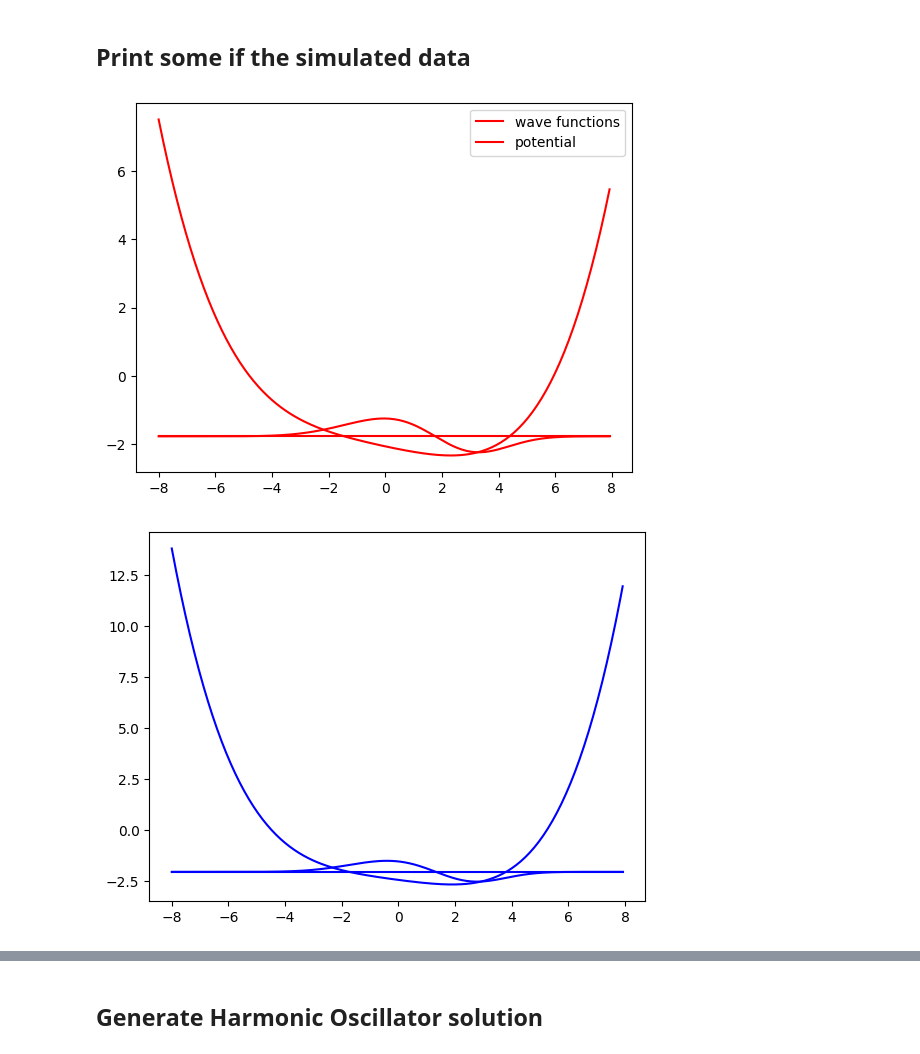
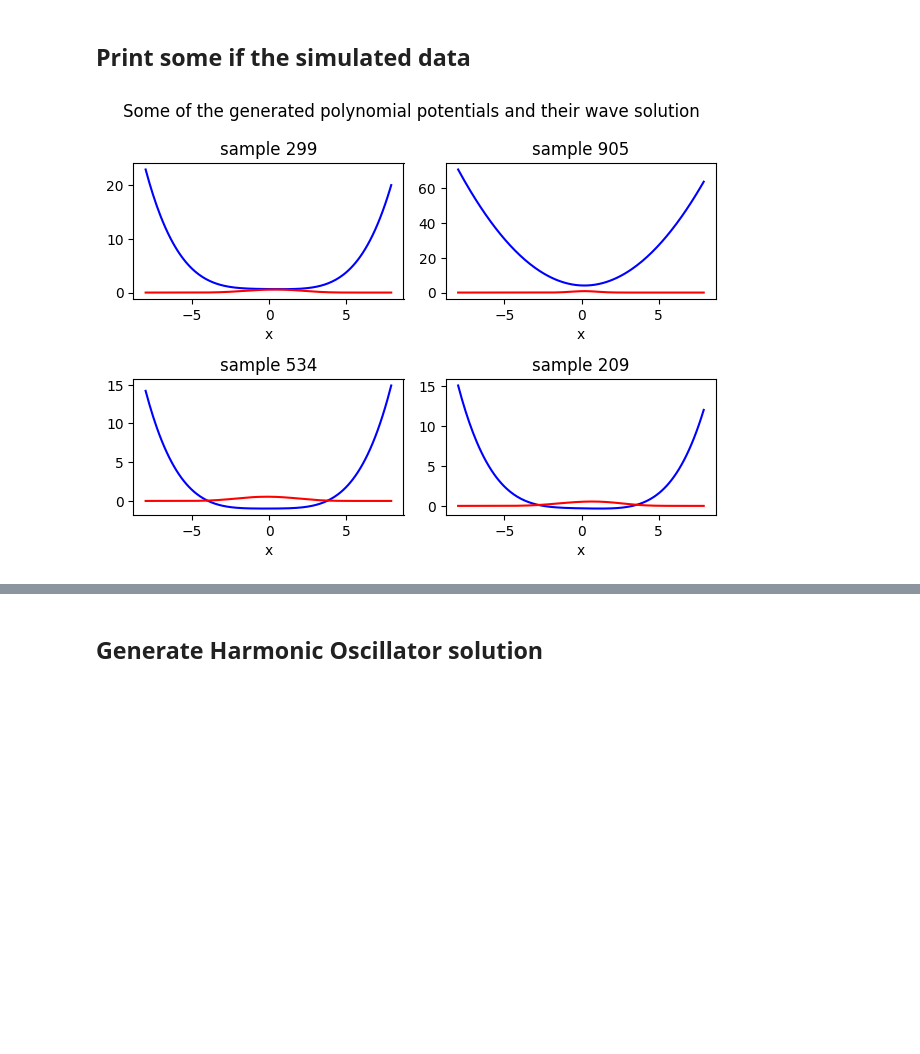
Before and after one commit to JCLMantilla/schrodinger-equation-DNN, a Jupyter notebook: DNN_final.ipynb, the cells around one changed output, grey strips where cells are left out. Drawn from its saved outputs; the diff is of its cells as text; code cells hidden in the pictures; blank space fills up the shorter version.

```diff
--- a/DNN_final.ipynb
+++ b/DNN_final.ipynb
@@ -283,9 +50,9 @@ class eigen_state_potential:
 # %%
 xmin = -8
 xmax = 8
-n_state = 1
+n_state = 0 # Keep in mind that the model will only predict the n state
 N = 200
-n_samples=1000
+n_samples=200
 
 # We generate the values of alpha
 alpha_min = np.array([-150,-10,0.3,-0.1,0])/50
@@ -302,14 +69,16 @@ alpha_max2 = np.array([5,1,1.0,0,0])
 r_alpha = np.random.random((int(n_samples*0.2), k)) # Values between 0 and 1
 alpha2 = r_alpha*(alpha_max2 - alpha_min2)+ alpha_min2 # random alpha
 alpha = np.concatenate((alpha1, alpha2))
-print(alpha)
+#print(alpha)
 
 # TODO generate the data from the eigen state potential
 data_gen = eigen_state_potential(alpha_min, alpha_max, N, xmin, xmax)
 
 # TODO Generate the energies, wavefunctions and potentials
+
 E, a, alpha = data_gen.generate_data(n_samples = n_samples, alpha=alpha, n_state = n_state, display = 100)
 waves, x, φs = data_gen.final_wavefunction(xmin, xmax, N, a)
 V, _ = data_gen.evaluate_potential(xmin, xmax, N, alpha)
+
 idx=-1
 # %% [output]
@@ -330,55 +89,41 @@ Generating data: 900/1000
 # %% [markdown]
 ## Print some if the simulated data
 # %%
-figure(1)
-plot(x,waves[0,:]+E[0],'-r')
-plot(x,V[0,:],'-r')
-legend(["wave functions","potential"])
-
-tmp_E=np.ones(N,float)
-tmp_E=tmp_E*E[0]
-plot(x,tmp_E,'-r')
-show()
+# Prints 4 random generated potentials
 
 
-plot(x,waves[1,:]+E[1],'-b')
-plot(x,V[1,:],'-b')
-
-tmp_E=np.ones(N,float)
-tmp_E=tmp_E*E[1]
-plot(x,tmp_E,'-b')
-show()
+fig, axs = plt.subplots(2, 2)
 
 
-plot(x,waves[2,:]+E[2],'-g')
-plot(x,V[2,:],'-g')
-
-tmp_E=np.ones(N,float)
-tmp_E=tmp_E*E[2]
-plot(x,tmp_E,'-g')
-show()
+rand_index = np.random.randint(low=0, high = n_samples)
+axs[0, 0].plot(x, V[rand_index,:], '-b')
+axs[0, 0].plot(x, waves[rand_index,:], '-r')
+axs[0, 0].set_title(f'sample {rand_index}')
 
 
-plot(x,waves[int(n_samples/2.),:]+E[int(n_samples/2.)],'-k')
-plot(x,V[int(n_samples/2.),:],'-k')
+rand_index = np.random.randint(low=0, high = n_samples)
+axs[0, 1].plot(x, V[rand_index,:], '-b')
+axs[0, 1].plot(x, waves[rand_index,:], '-r')
+axs[0, 1].set_title(f'sample {rand_index}')
+
+rand_index = np.random.randint(low=0, high = n_samples)
+axs[1, 0].plot(x, V[rand_index,:], '-b')
+axs[1, 0].plot(x, waves[rand_index,:], '-r')
+axs[1, 0].set_title(f'sample {rand_index}')
+
+rand_index = np.random.randint(low=0, high = n_samples)
+axs[1, 1].plot(x, V[rand_index,:], '-b')
+axs[1, 1].plot(x, waves[rand_index,:], '-r')
+axs[1, 1].set_title(f'sample {rand_index}')
 
 
-tmp_E=np.ones(N,float)
-tmp_E=tmp_E*E[int(n_samples/2.)]
-plot(x,tmp_E,'-k')
-show()
 
+fig.suptitle('Some of the generated polynomial potentials and their wave solution', fontsize=12)
 
-plot(x,waves[n_samples-1,:]+E[n_samples-1],'-y')
-plot(x,V[n_samples-1,:],'-y')
+for ax in axs.flat:
+    ax.set(xlabel='x', ylabel='')
+fig.tight_layout() # Or equivalently,  "plt.tight_layout()"
 
-
-tmp_E=np.ones(N,float)
-tmp_E=tmp_E*E[n_samples-1]
-plot(x,tmp_E,'-y')
-xlabel("$x$",size=20)
-ylabel("Potentials and numerical wave functions",size=15)
-show()
+plt.show()
 # %% [output]
-[figure, old version]
+[figure, new version]
-[figure, removed]
```
Also changed, not shown: parts of 20 cells of this notebook, 3 other files.
